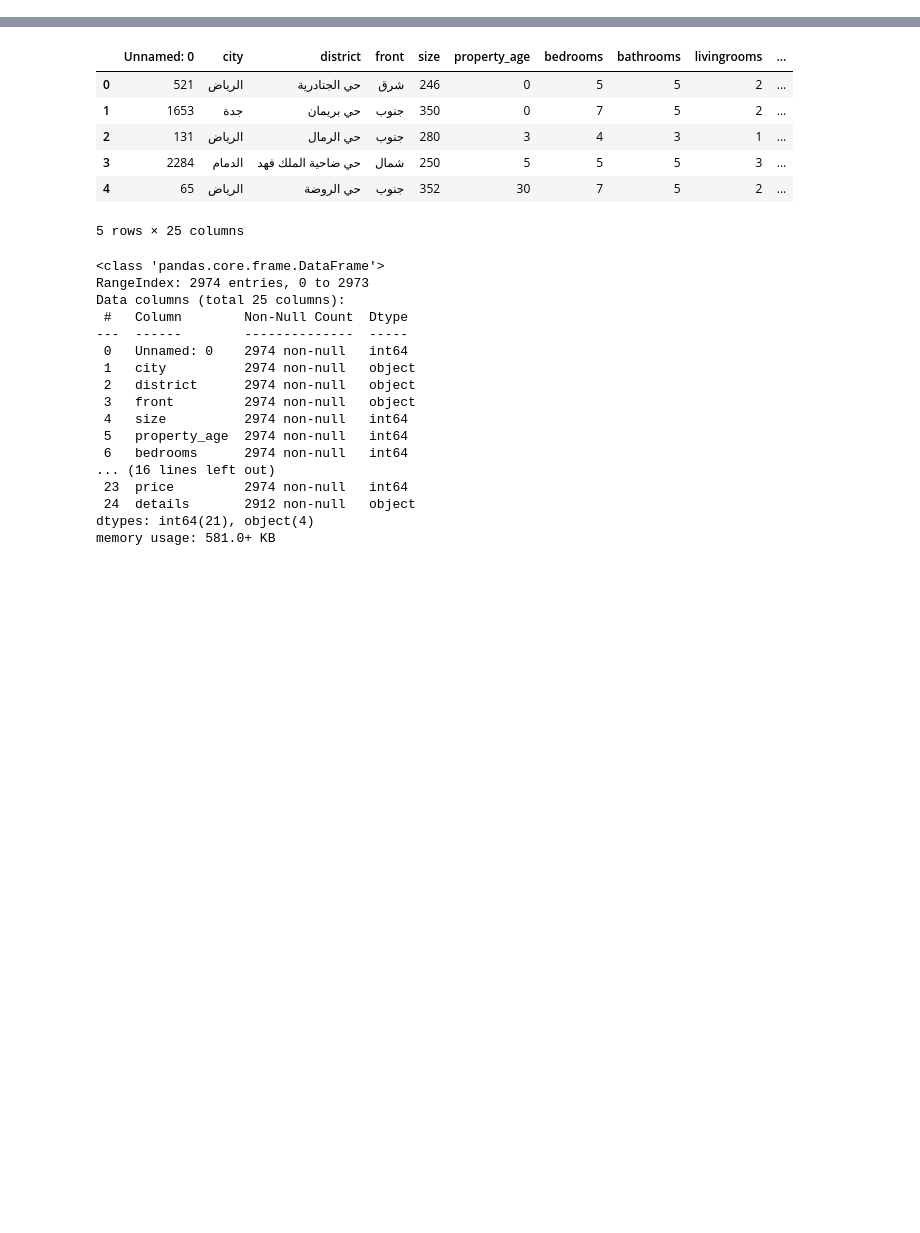
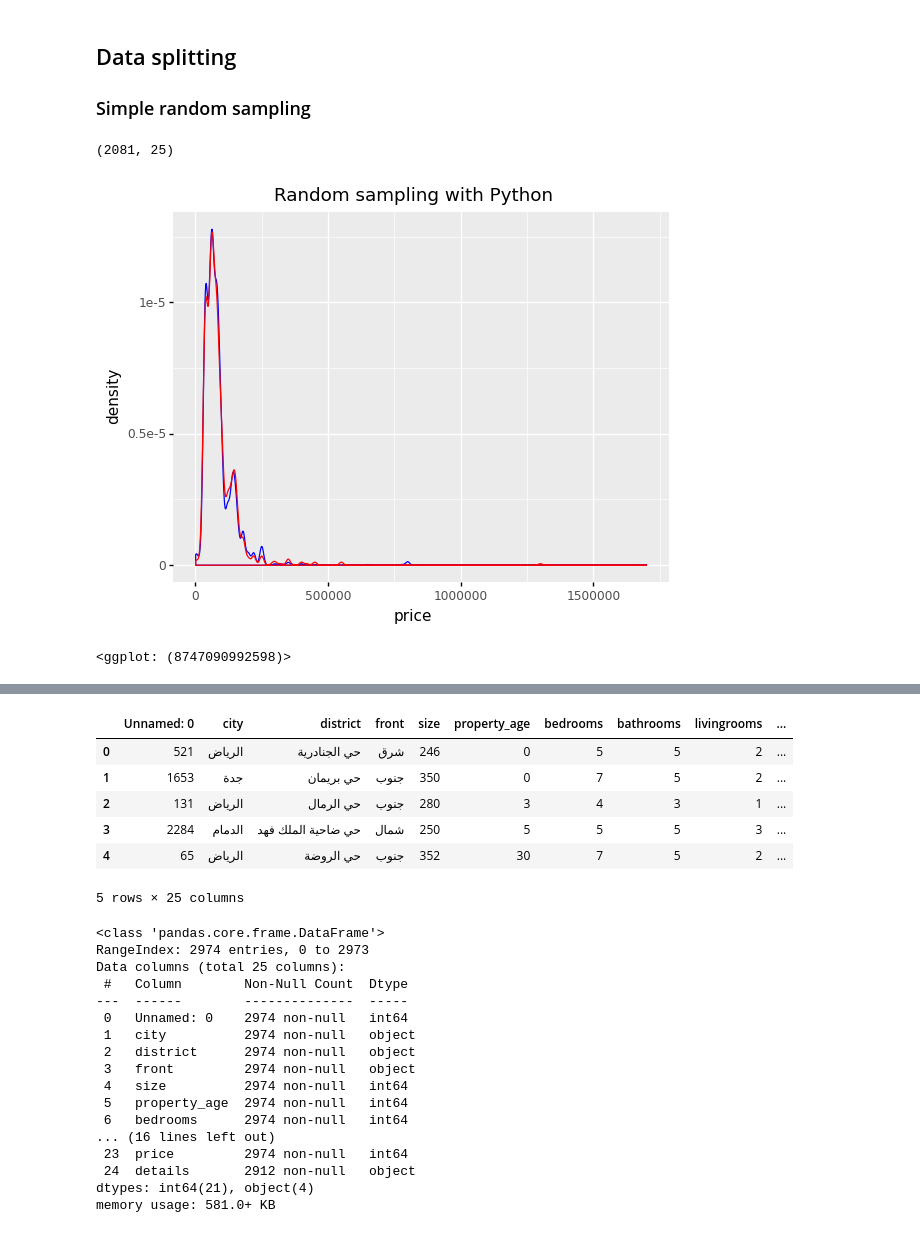
Before and after one commit to novr1512/saudi_aqar_price_prediction, a Jupyter notebook: cleaning.ipynb, the cells around one changed output, grey strips where cells are left out. Saved outputs shown, nothing was run; the diff lists cells and outputs as text; code cells hidden in the pictures; blank space fills up the shorter version.

```diff
--- a/cleaning.ipynb
+++ b/cleaning.ipynb
@@ -6,2 +33,22 @@ import matplotlib.pyplot as plt
 # %%
 data = pd.read_csv('housing.csv')
+# %% [markdown]
+## Data splitting
+
+### Simple random sampling
+# %%
+# create train/test split
+train, test = train_test_split(data, train_size=0.7, random_state=123)
+
+# dimensions of training data
+train.shape
+# %% [output]
+(2081, 25)
+# %%
+(ggplot(train, aes('price'))
+ + geom_density(color = "blue")
+ + geom_density(data = test, color = "red")
+ + ggtitle("Random sampling with Python"))
+# %% [output]
+[figure, added]
+<ggplot: (8747090992598)>
```
Also changed, not shown: parts of 10 cells of this notebook, 1 other file.
